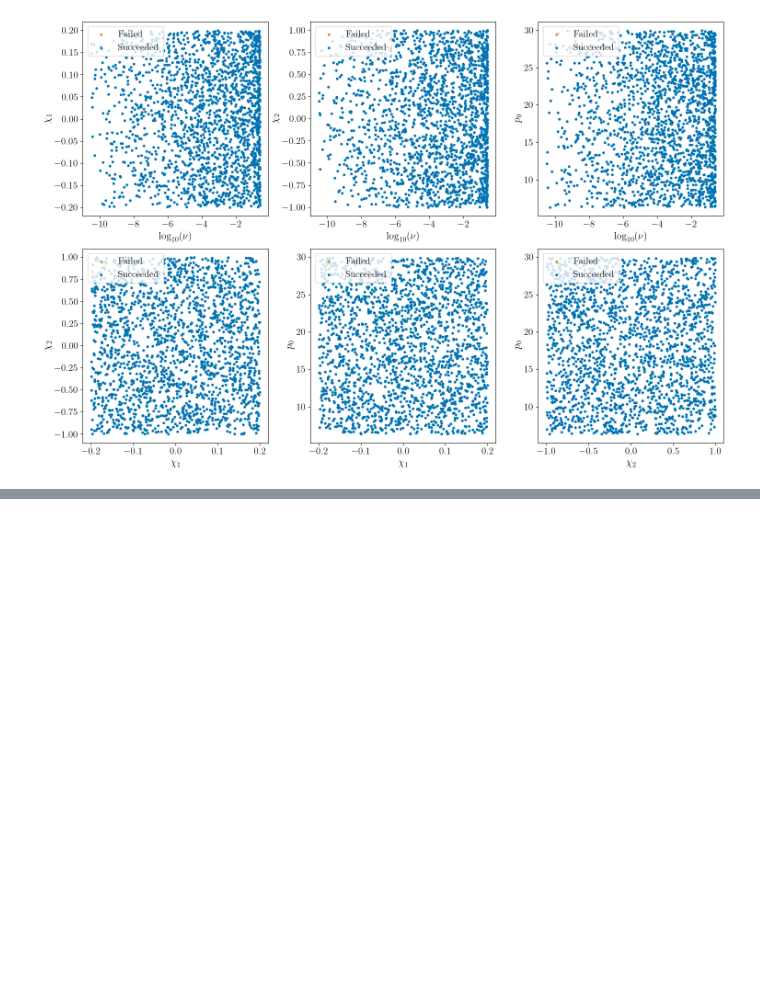
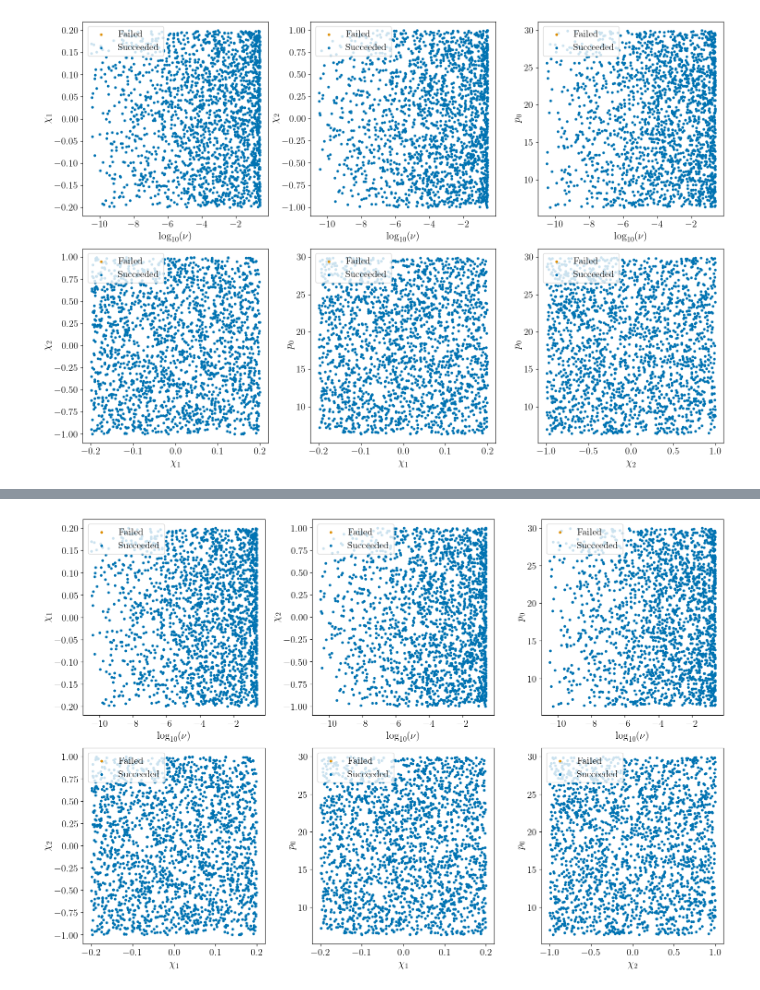
Before and after one commit to joshbmat/Few_1PAT1R_Scripts, a Jupyter notebook: WaveformModule/robustness/RandomSampling.ipynb, the cells around one changed output, grey strips where cells are left out. Saved outputs shown, nothing was run; the diff lists cells and outputs as text; code cells hidden in the pictures; blank space fills up the shorter version.

Commit message:
add 100yr waveform robustness plot

```diff
--- a/WaveformModule/robustness/RandomSampling.ipynb
+++ b/WaveformModule/robustness/RandomSampling.ipynb
@@ -127,0 +158,60 @@ plt.show()
+# %%
+fontsize = 16
+import seaborn as sns
+colorblind_palette = sns.color_palette('colorblind')
+import matplotlib.colors as mcolors
+import matplotlib.ticker as ticker
+colorblind_hex = [mcolors.to_hex(color) for color in colorblind_palette]
+
+plt.rcParams["text.usetex"] = True
+plt.rcParams["font.family"] = "serif"
+plt.rcParams["font.serif"] = ["Computer Modern"]
+
+fig, axs = plt.subplots(2,3,figsize=(15,10), tight_layout=True)
+
+axs[0,0].scatter(np.log10(failed_params["nu"]), failed_params["chi1"], color=colorblind_hex[1], label='Failed', s=10)
+axs[0,0].scatter(np.log10(success_params["nu"]), success_params["chi1"], color=colorblind_hex[0], label='Succeeded', s=10)
+axs[0,0].set_xlabel(rf'$\log_{{10}}(\nu)$', fontsize=fontsize)
+axs[0,0].set_ylabel(rf'$\chi_1$', fontsize=fontsize)
+axs[0,0].legend(fontsize=fontsize-1, loc='upper left')
+axs[0,0].tick_params(labelsize=fontsize-1)
+
+axs[0,1].scatter(np.log10(failed_params["nu"]), failed_params["chi2"], color=colorblind_hex[1], label='Failed', s=10)
+axs[0,1].scatter(np.log10(success_params["nu"]), success_params["chi2"], color=colorblind_hex[0], label='Succeeded', s=10)
+axs[0,1].set_xlabel(rf'$\log_{{10}}(\nu)$', fontsize=fontsize)
+axs[0,1].set_ylabel(rf'$\chi_2$', fontsize=fontsize)
+axs[0,1].legend(fontsize=fontsize-1, loc='upper left')
+axs[0,1].tick_params(labelsize=fontsize-1)
+
+axs[0,2].scatter(np.log10(failed_params["nu"]), failed_params["p"], color=colorblind_hex[1], label='Failed', s=10)
+axs[0,2].scatter(np.log10(success_params["nu"]), success_params["p"], color=colorblind_hex[0], label='Succeeded', s=10)
+axs[0,2].set_xlabel(rf'$\log_{{10}}(\nu)$', fontsize=fontsize)
+axs[0,2].set_ylabel(rf'$p_0$', fontsize=fontsize)
+axs[0,2].legend(fontsize=fontsize-1, loc='upper left')
+axs[0,2].tick_params(labelsize=fontsize-1)
+
+axs[1,0].scatter(failed_params["chi1"], failed_params["chi2"], color=colorblind_hex[1], label='Failed', s=10)
+axs[1,0].scatter(success_params["chi1"], success_params["chi2"], color=colorblind_hex[0], label='Succeeded', s=10)
+axs[1,0].set_xlabel(rf'$\chi_1$', fontsize=fontsize)
+axs[1,0].set_ylabel(rf'$\chi_2$', fontsize=fontsize)
+axs[1,0].legend(fontsize=fontsize-1, loc='upper left')
+axs[1,0].tick_params(labelsize=fontsize-1)
+
+axs[1,1].scatter(failed_params["chi1"], failed_params["p"], color=colorblind_hex[1], label='Failed', s=10)
+axs[1,1].scatter(success_params["chi1"], success_params["p"], color=colorblind_hex[0], label='Succeeded', s=10)
+axs[1,1].set_xlabel(rf'$\chi_1$', fontsize=fontsize)
+axs[1,1].set_ylabel(rf'$p_0$', fontsize=fontsize)
+axs[1,1].legend(fontsize=fontsize-1, loc='upper left')
+axs[1,1].tick_params(labelsize=fontsize-1)
+
+axs[1,2].scatter(failed_params["chi2"], failed_params["p"], color=colorblind_hex[1], label='Failed', s=10)
+axs[1,2].scatter(success_params["chi2"], success_params["p"], color=colorblind_hex[0], label='Succeeded', s=10)
+axs[1,2].set_xlabel(rf'$\chi_2$', fontsize=fontsize)
+axs[1,2].set_ylabel(rf'$p_0$', fontsize=fontsize)
+axs[1,2].legend(fontsize=fontsize-1, loc='upper left')
+axs[1,2].tick_params(labelsize=fontsize-1)
+
+#plt.show()
+plt.savefig("WaveformConvergence_T100.png", dpi=250)
+# %% [output]
+[figure, added]
```
Also changed, not shown: parts of 2 cells of this notebook, 1 other file.
